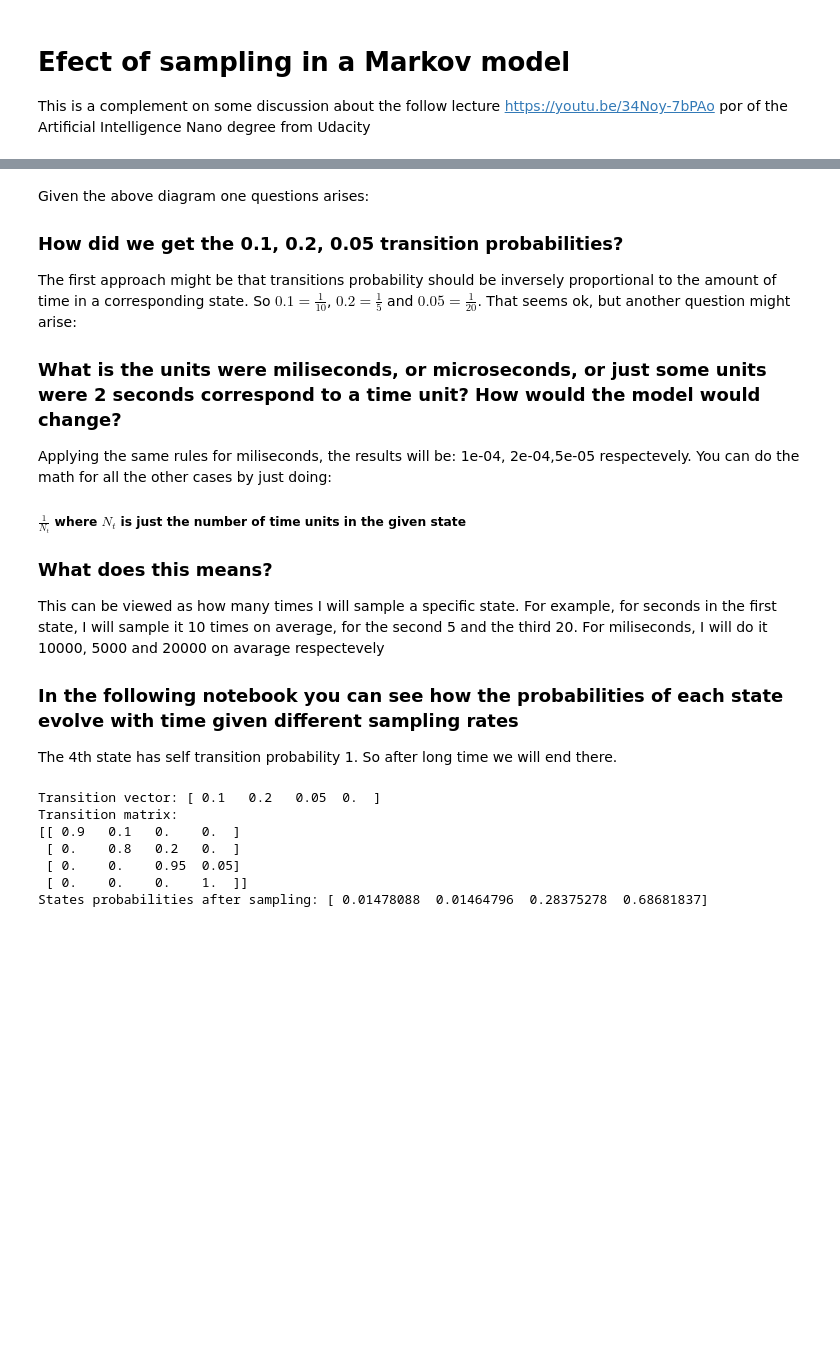
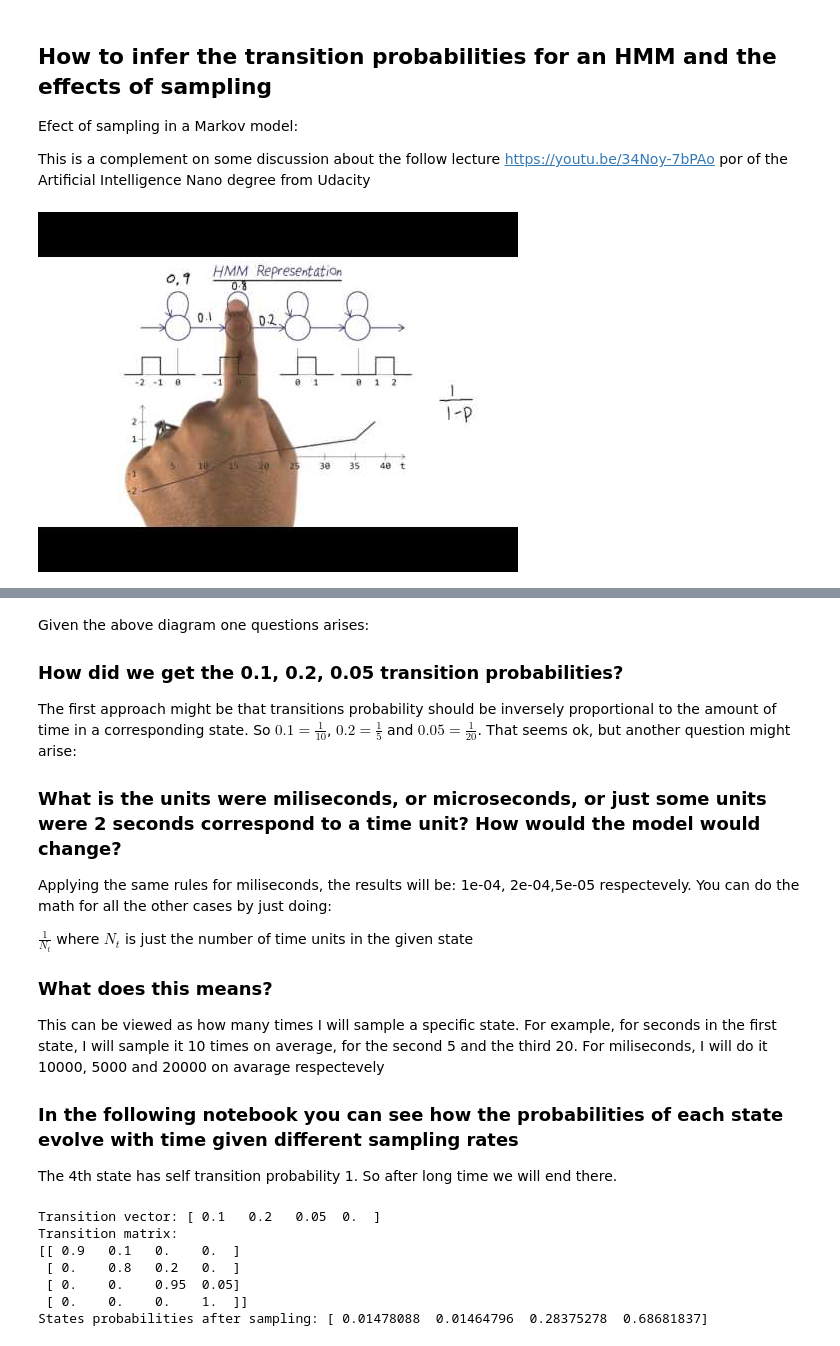
Before and after one commit to jganzabal/Sampling-Markov-Model-Example, a Jupyter notebook: Sampling Markov Model.ipynb, the cells around one changed output, grey strips where cells are left out. Cells and saved outputs as stored; diff of their text form; code cells hidden in the pictures; blank space fills up the shorter version.

Commit message:
added youtube video

```diff
--- a/Sampling Markov Model.ipynb
+++ b/Sampling Markov Model.ipynb
@@ -5,7 +6,14 @@ from matplotlib import pyplot as plt
 %matplotlib inline
 # %% [markdown]
-# Efect of sampling in a Markov model
+## How to infer the transition probabilities for an HMM and the effects of sampling
+
+Efect of sampling in a Markov model:
+
 This is a complement on some discussion about the follow lecture https://youtu.be/34Noy-7bPAo por of the Artificial Intelligence Nano degree from Udacity
+# %%
+YouTubeVideo('34Noy-7bPAo')
+# %% [output]
+[figure, added]
 # %% [markdown]
 ![](hmm_representation.png)
 # %% [markdown]
@@ -15,7 +23,9 @@ The first approach might be that transitions probability should be inversely pro
 That seems ok, but another question might arise:
 ### What is the units were miliseconds, or microseconds, or just some units were 2 seconds correspond to a time unit? How would the model would change?
 Applying the same rules for miliseconds, the results will be: 1e-04, 2e-04,5e-05 respectevely. You can do the math for all the other cases by just doing:
-##### $\frac{1}{N_t}$ where $N_t$ is just the number of time units in the given state
+
+$\frac{1}{N_t}$ where $N_t$ is just the number of time units in the given state
+
 ### What does this means?
 This can be viewed as how many times I will sample a specific state. For example, for seconds in the first state, I will sample it 10 times on average, for the second 5 and the third 20. For miliseconds, I will do it 10000, 5000 and 20000 on avarage respectevely
 
```
Also changed, not shown: parts of 1 cell of this notebook.
